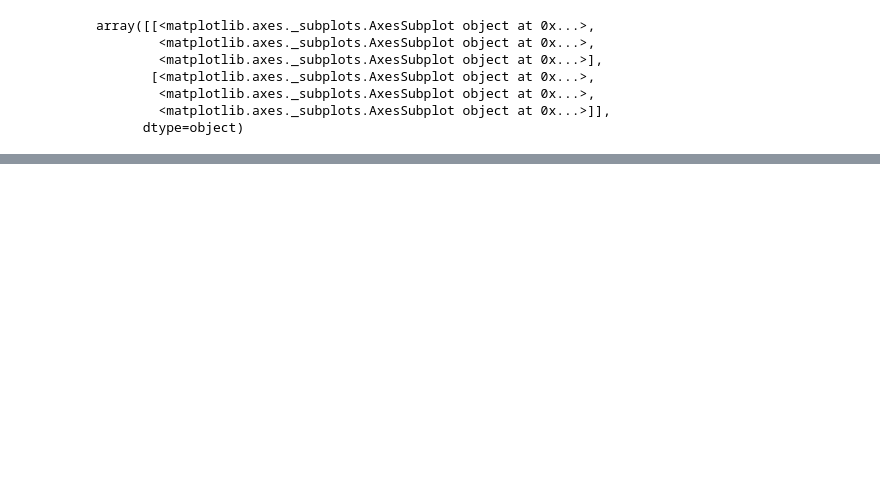
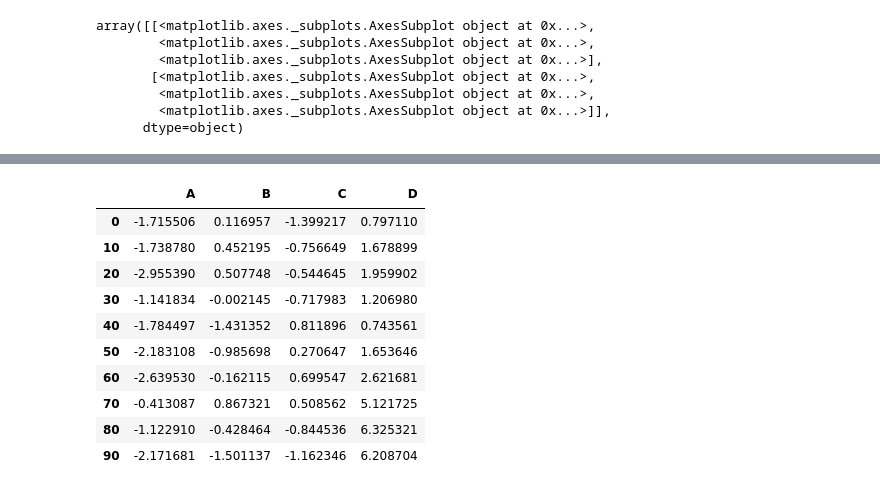
Before and after one commit to Zlisu/Notes, a Jupyter notebook: Python for Data Analysis/Ch 9, Plotting and Visualization.ipynb, the cells around one changed output, grey strips where cells are left out. Drawn from its saved outputs; the diff is of its cells as text; code cells hidden in the pictures; blank space fills up the shorter version.

```diff
--- a/Python for Data Analysis/Ch 9, Plotting and Visualization.ipynb
+++ b/Python for Data Analysis/Ch 9, Plotting and Visualization.ipynb
@@ -59,0 +184,18 @@ array([[<matplotlib.axes._subplots.AxesSubplot object at 0x...>,
+# %%
+df = pd.DataFrame(np.random.randn(10, 4).cumsum(0),
+                  columns=['A', 'B', 'C', 'D'],
+                  index=np.arange(0, 100, 10))
+# %%
+df
+# %% [output]
+|  | A | B | C | D |
+| 0 | -1.715506 | 0.116957 | -1.399217 | 0.797110 |
+| 10 | -1.738780 | 0.452195 | -0.756649 | 1.678899 |
+| 20 | -2.955390 | 0.507748 | -0.544645 | 1.959902 |
+| 30 | -1.141834 | -0.002145 | -0.717983 | 1.206980 |
+| 40 | -1.784497 | -1.431352 | 0.811896 | 0.743561 |
+| 50 | -2.183108 | -0.985698 | 0.270647 | 1.653646 |
+| 60 | -2.639530 | -0.162115 | 0.699547 | 2.621681 |
+| 70 | -0.413087 | 0.867321 | 0.508562 | 5.121725 |
+| 80 | -1.122910 | -0.428464 | -0.844536 | 6.325321 |
+| 90 | -2.171681 | -1.501137 | -1.162346 | 6.208704 |
```
Also changed, not shown: parts of 31 cells of this notebook, 3 other files.
